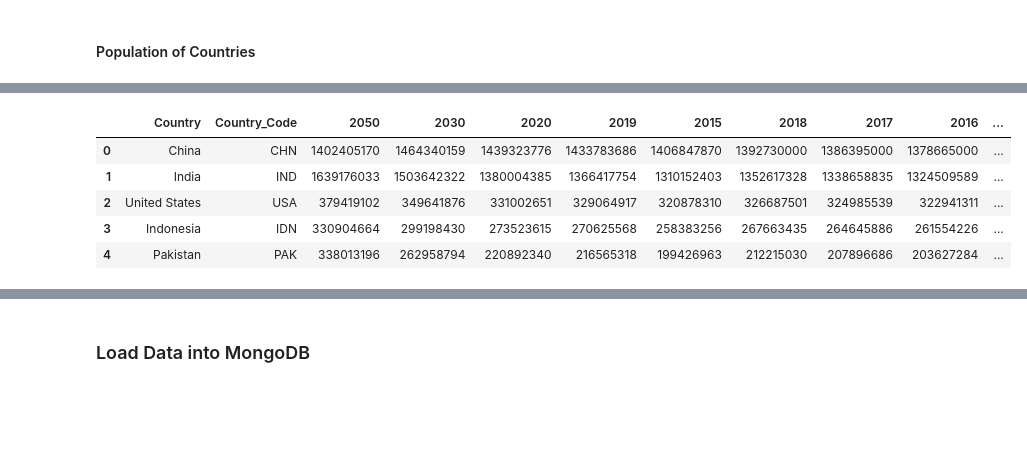
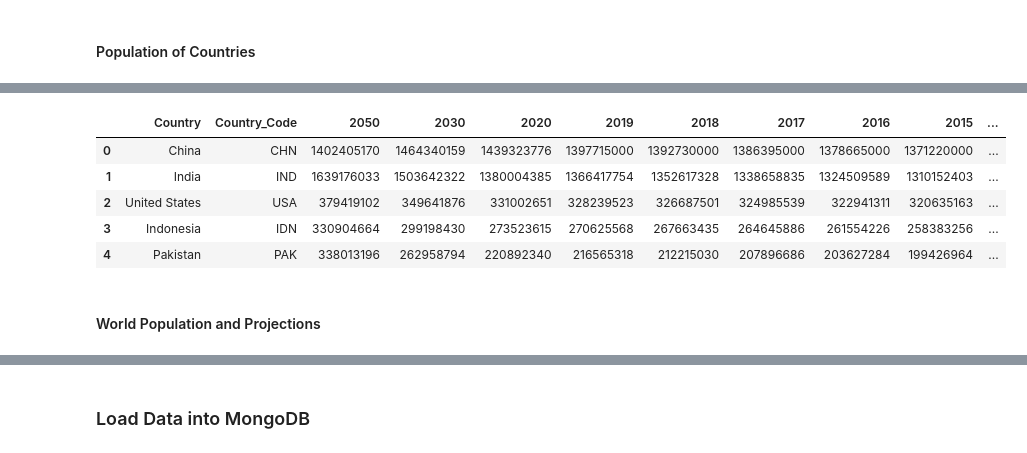
Before and after one commit to Rye-Git/UWA-Project_2, a Jupyter notebook: source_code/population_ETL.ipynb, the cells around one changed output, grey strips where cells are left out. Drawn from its saved outputs; the diff is of its cells as text; code cells hidden in the pictures; blank space fills up the shorter version.

```diff
--- a/source_code/population_ETL.ipynb
+++ b/source_code/population_ETL.ipynb
@@ -163,6 +161,7 @@ df_countries.head()
 # Cleaning csv Population data from https://datacatalog.worldbank.org
 # reading csv's into dataframes
 df_population = pd.read_csv('static/data/population.csv')
+
 
 # Function to Clean each dataframes
 def clean_dataFrames(df, col_list):
@@ -175,19 +174,20 @@ def clean_dataFrames(df, col_list):
     return df
 
 # list of required column indexes
-col_list = [2,3,11,12,13]
+col_list = [2,3,4,5,10,11,12,13,14]
 # Calling clean_dataFrames function passing the dataframe as parameter
 df_population = clean_dataFrames(df_population, col_list)
 
-# Removing row with no values for the required years(Country Eritrea)
-df_population.drop(df_population.index[df_population['Country'] == 'Eritrea'], inplace = True)
+# replacing string ".." value in data
+df_population = df_population.replace("..", 0)
 
 # Loop through the columns to covert values from string to
 for col in df_population:
     # on columns other than Country and Country_Code_2
     if col not in ["Country_Code", "Country"]:
         # Converting string to number
-        df_population[col] = df_population[col].astype(float).apply(np.int32)
+        df_population[col] = df_population[col].astype(float).apply(np.int64)
 
-df_population.head()
+
+df_population.tail()
 # %% [output]
@@ -200,29 +200,30 @@ df_population.head()
 # %%
 # merging two dataframes for additional years data
-
 # merging df_population with df_countryCode
-df_population = df_countryCode.merge(df_population, on="Country_Code", how="right")
-
-
+df_population = df_countryCode.merge(df_population, on="Country_Code", how="inner")
 
 # merging df_population with df_countries
-df_countries = df_countries.merge(df_population, on="Country_Code_2", how="left")
+df_countries_merged = df_countries.merge(df_population, on="Country_Code_2", how="inner")
+
 # removing duplicated Country column and Country_Code_2
-df_countries = df_countries.drop(['Country_y', 'Country_Code_2'], axis=1)
+df_countries_merged = df_countries_merged.drop(['Country_y', 'Country_Code_2'], axis=1)
 # renaming columns
-df_countries.rename(columns= {"Country_x": "Country"}, inplace = True)
+df_countries_merged.rename(columns= {"Country_x": "Country"}, inplace = True)
 # reordering the columns
-df_countries = df_countries.iloc[:,[0,11,1,2,3,4,5,14,13,12,6,7,8,9,10]]
+df_countries_merged = df_countries_merged.iloc[:,[0,11,1,2,3,18,17,16,15,14,13,12,4,5,6,7,8,9,10]]
 # Replace null values with 0
-df_countries.fillna(0,inplace = True)
-# converting float values to int
-df_countries[['2016','2017','2018']] = df_countries[['2016','2017','2018']].apply(np.int32)
+df_countries_merged.fillna(0,inplace = True)
 
-df_countries.head()
+# Keeping a dataframe of Countries and country codes
+df_countries = df_countries_merged.iloc[:,[0,1]]
+
+df_countries_merged.head()
 # %% [output]
-|  | Country | Country_Code | 2050 | 2030 | 2020 | 2019 | 2015 | 2018 | 2017 | 2016 | ... |
-| 0 | China | CHN | 1402405170 | 1464340159 | 1439323776 | 1433783686 | 1406847870 | 1392730000 | 1386395000 | 1378665000 | ... |
-| 1 | India | IND | 1639176033 | 1503642322 | 1380004385 | 1366417754 | 1310152403 | 1352617328 | 1338658835 | 1324509589 | ... |
-| 2 | United States | USA | 379419102 | 349641876 | 331002651 | 329064917 | 320878310 | 326687501 | 324985539 | 322941311 | ... |
-| 3 | Indonesia | IDN | 330904664 | 299198430 | 273523615 | 270625568 | 258383256 | 267663435 | 264645886 | 261554226 | ... |
-| 4 | Pakistan | PAK | 338013196 | 262958794 | 220892340 | 216565318 | 199426963 | 212215030 | 207896686 | 203627284 | ... |
+|  | Country | Country_Code | 2050 | 2030 | 2020 | 2019 | 2018 | 2017 | 2016 | 2015 | ... |
+| 0 | China | CHN | 1402405170 | 1464340159 | 1439323776 | 1397715000 | 1392730000 | 1386395000 | 1378665000 | 1371220000 | ... |
+| 1 | India | IND | 1639176033 | 1503642322 | 1380004385 | 1366417754 | 1352617328 | 1338658835 | 1324509589 | 1310152403 | ... |
+| 2 | United States | USA | 379419102 | 349641876 | 331002651 | 328239523 | 326687501 | 324985539 | 322941311 | 320635163 | ... |
+| 3 | Indonesia | IDN | 330904664 | 299198430 | 273523615 | 270625568 | 267663435 | 264645886 | 261554226 | 258383256 | ... |
+| 4 | Pakistan | PAK | 338013196 | 262958794 | 220892340 | 216565318 | 212215030 | 207896686 | 203627284 | 199426964 | ... |
+# %% [markdown]
+#### World Population and Projections
```
Also changed, not shown: parts of 13 cells of this notebook, 18 other files.
